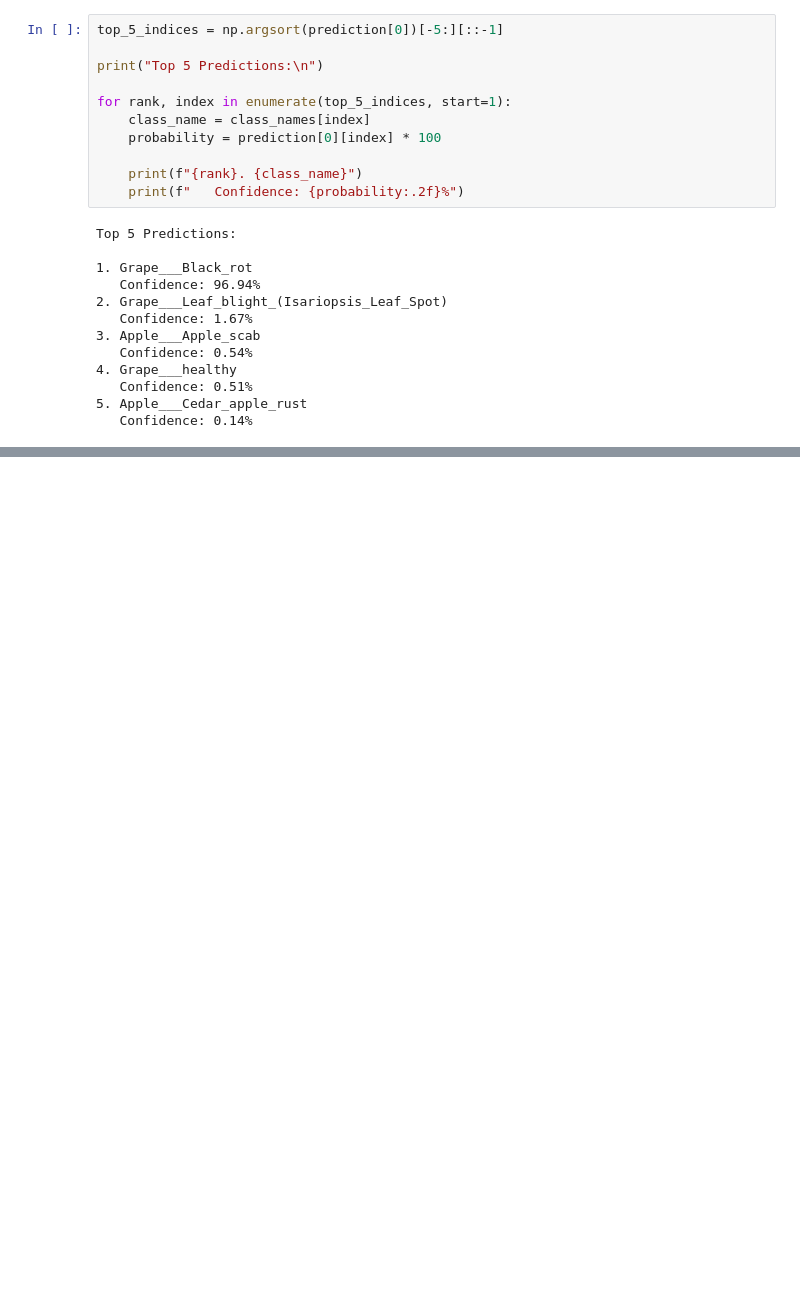
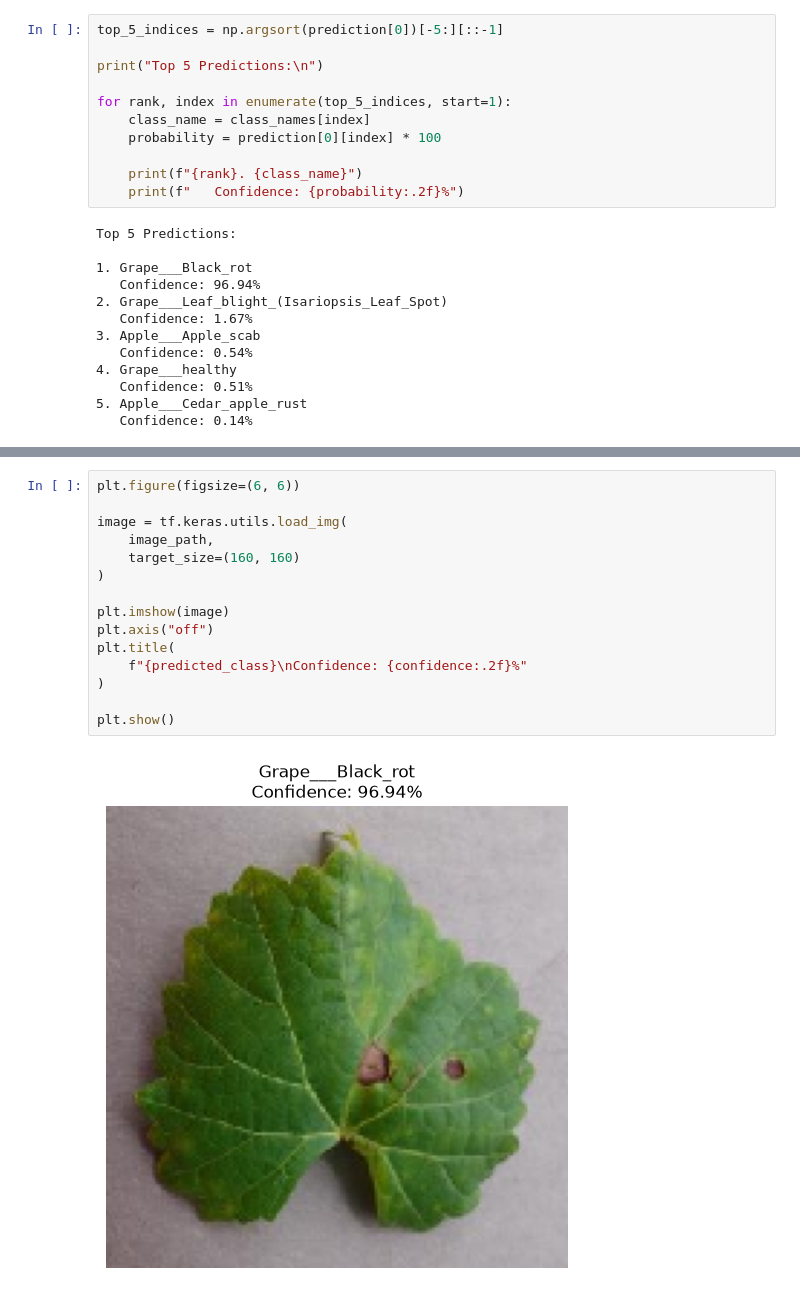
Before and after one commit to BertoPurba/PlantDiseaseDetection, a Jupyter notebook: notebooks/04_prediction.ipynb, the cells around one changed output, grey strips where cells are left out. Drawn from its saved outputs; the diff is of its cells as text; blank space fills up the shorter version.

```diff
--- a/notebooks/04_prediction.ipynb
+++ b/notebooks/04_prediction.ipynb
@@ -122,0 +151,17 @@ Top 5 Predictions:
+# %%
+plt.figure(figsize=(6, 6))
+
+image = tf.keras.utils.load_img(
+    image_path,
+    target_size=(160, 160)
+)
+
+plt.imshow(image)
+plt.axis("off")
+plt.title(
+    f"{predicted_class}\nConfidence: {confidence:.2f}%"
+)
+
+plt.show()
+# %% [output]
+[figure, added]
```
Also changed, not shown: parts of 4 cells of this notebook.
